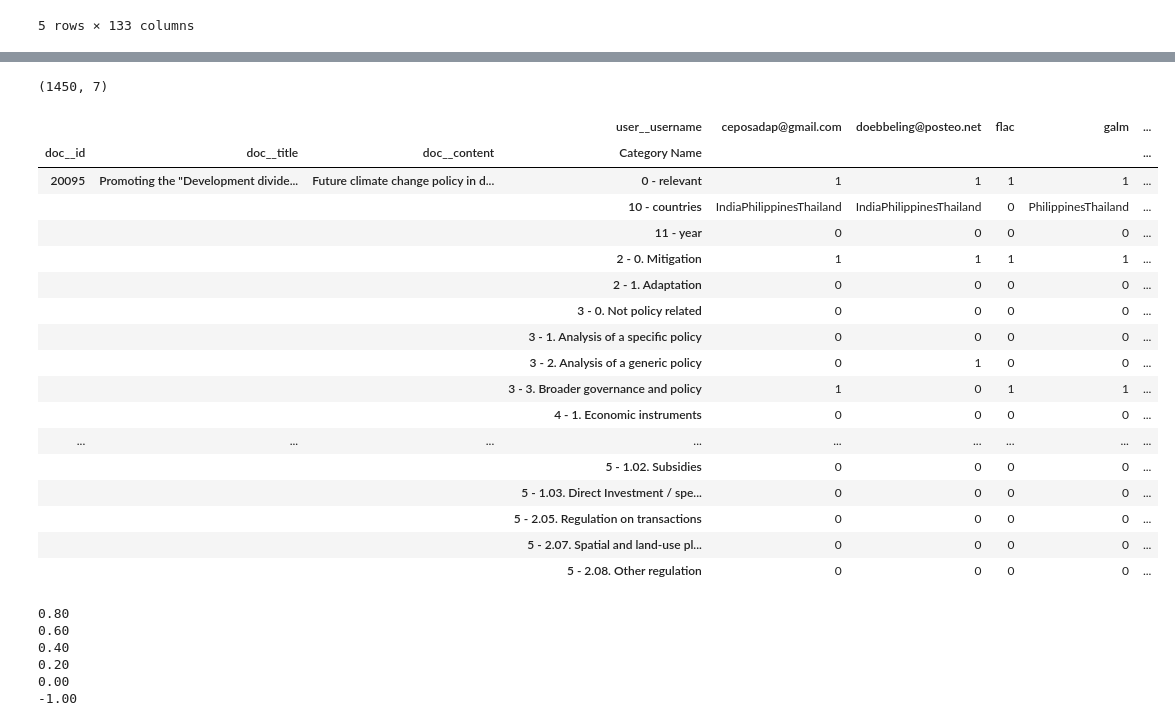
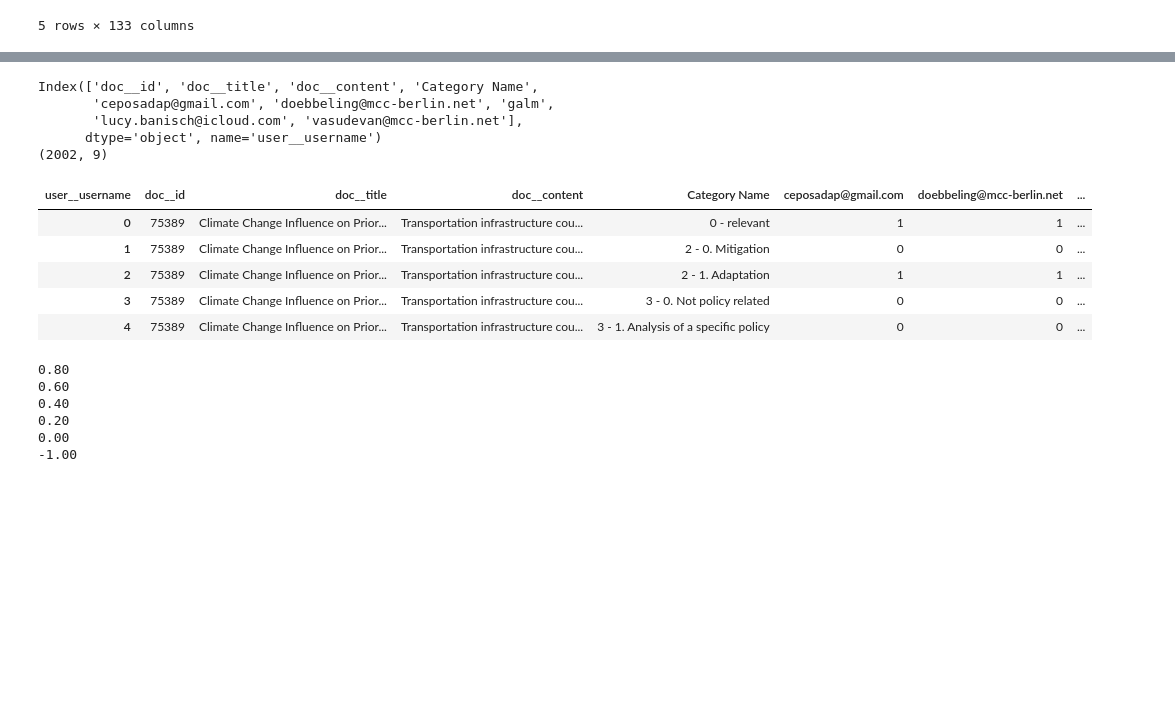
Before and after one commit to mcc-apsis/climate-policy-instruments, a Jupyter notebook: compare_ratings.ipynb, the cells around one changed output, grey strips where cells are left out. Cells and saved outputs as stored; diff of their text form; code cells hidden in the pictures; blank space fills up the shorter version.

```diff
--- a/compare_ratings.ipynb
+++ b/compare_ratings.ipynb
@@ -162,7 +162,7 @@ df.head()
 # %%
 django.db.connection.close()
 
-tag = Tag.objects.get(pk=6038)
+tag = Tag.objects.get(pk=6076)
 print(tag.title)
 
 dos = DocOwnership.objects.filter(tag=tag, relevant__gt=0)
@@ -190,7 +190,8 @@ df = pd.DataFrame.from_dict(
         'category__name',
         'category__level',
         'user__username',
-        'countries__name'
+        'countries__name',
+        'texts__name'
     )
 )
 df = df[
@@ -201,6 +202,7 @@ df['category__level'] = df['category__level'].astype(str)
 df['cat'] = df[['category__level','category__name','user__username']].apply(lambda x: ' - '.join(x), axis=1)
 df['val'] = 1
 df.loc[~pd.isna(df['countries__name']),'val'] = df.loc[~pd.isna(df['countries__name']),'countries__name']
+df.loc[~pd.isna(df['texts__name']),'val'] = df.loc[~pd.isna(df['texts__name']),'texts__name']
 
 df['Category Name'] = df[['category__level','category__name']].apply(lambda x: ' - '.join(x), axis=1)
 
@@ -240,9 +242,15 @@ dudf_wide = (merged_df[['doc__id','doc__title','doc__content','user__username','
             ).reset_index()
 
 dudf_wide[cats] = dudf_wide[cats].fillna(0)
-dudf_wide.head()
-dudf_wide.head(10)
-xdf = dudf_wide.melt(id_vars=['doc__id','doc__title','doc__content','user__username'])
-xdf.head(15)
-#xdf.value.values[0]
+
+policy_columns=[x for x in dudf_wide.columns if re.match("^3",x)]
+print(policy_columns)
+post_policy_columns=[x for x in dudf_wide.columns if re.match("^[4-9]",x) or re.match("^[0-9]{2}",x)]
+dudf_wide.loc[dudf_wide['3 - 0. Not policy related']==1,post_policy_columns] = np.NaN
+dudf_wide.loc[dudf_wide[policy_columns].sum(axis=1,min_count=1)==0,post_policy_columns] = np.NaN
+
+
+dudf_wide.loc[dudf_wide['3 - 0. Not policy related']==1]
+
+dudf_wide[dudf_wide['doc__id']==3280458]
 # %% [output]
@@ -265,32 +281,27 @@ xdf.head(15)
 # %%
 dudf_wide = (xdf[['doc__id','doc__title','doc__content','user__username','Category Name','value']]
-             .pivot_table(index=['doc__id','doc__title','doc__content','Category Name'],columns="user__username", values="value", aggfunc=np.sum)
+             .pivot_table(index=['doc__id','doc__title','doc__content','Category Name'],columns="user__username", values="value", aggfunc=lambda x: x.sum(min_count=1))
              #.fillna(0)
-            )
+            ).reset_index()
+
+print(dudf_wide.columns)
 
 print(dudf_wide.shape)
 
-dudf_wide.head(20)
+#dudf_wide[dudf_wide['doc__id']==3280458].head(20)
+dudf_wide.head()
 # %% [output]
-(1450, 7)
+Index(['doc__id', 'doc__title', 'doc__content', 'Category Name',
+       'ceposadap@gmail.com', 'doebbeling@mcc-berlin.net', 'galm',
+       'lucy.banisch@icloud.com', 'vasudevan@mcc-berlin.net'],
+      dtype='object', name='user__username')
+(2002, 9)
-|  |  |  | user__username | ceposadap@gmail.com | doebbeling@posteo.net | flac | galm | ... |
-| doc__id | doc__title | doc__content | Category Name |  |  |  |  | ... |
-| 20095 | Promoting the "Development divide... | Future climate change policy in d... | 0 - relevant | 1 | 1 | 1 | 1 | ... |
-|  |  |  | 10 - countries | IndiaPhilippinesThailand | IndiaPhilippinesThailand | 0 | PhilippinesThailand | ... |
-|  |  |  | 11 - year | 0 | 0 | 0 | 0 | ... |
-|  |  |  | 2 - 0. Mitigation | 1 | 1 | 1 | 1 | ... |
-|  |  |  | 2 - 1. Adaptation | 0 | 0 | 0 | 0 | ... |
-|  |  |  | 3 - 0. Not policy related | 0 | 0 | 0 | 0 | ... |
-|  |  |  | 3 - 1. Analysis of a specific policy | 0 | 0 | 0 | 0 | ... |
-|  |  |  | 3 - 2. Analysis of a generic policy | 0 | 1 | 0 | 0 | ... |
-|  |  |  | 3 - 3. Broader governance and policy | 1 | 0 | 1 | 1 | ... |
-|  |  |  | 4 - 1. Economic instruments | 0 | 0 | 0 | 0 | ... |
-| ... | ... | ... | ... | ... | ... | ... | ... | ... |
-|  |  |  | 5 - 1.02. Subsidies | 0 | 0 | 0 | 0 | ... |
-|  |  |  | 5 - 1.03. Direct Investment / spe... | 0 | 0 | 0 | 0 | ... |
-|  |  |  | 5 - 2.05. Regulation on transactions | 0 | 0 | 0 | 0 | ... |
-|  |  |  | 5 - 2.07. Spatial and land-use pl... | 0 | 0 | 0 | 0 | ... |
-|  |  |  | 5 - 2.08. Other regulation | 0 | 0 | 0 | 0 | ... |
+| user__username | doc__id | doc__title | doc__content | Category Name | ceposadap@gmail.com | doebbeling@mcc-berlin.net | ... |
+| 0 | 75389 | Climate Change Influence on Prior... | Transportation infrastructure cou... | 0 - relevant | 1 | 1 | ... |
+| 1 | 75389 | Climate Change Influence on Prior... | Transportation infrastructure cou... | 2 - 0. Mitigation | 0 | 0 | ... |
+| 2 | 75389 | Climate Change Influence on Prior... | Transportation infrastructure cou... | 2 - 1. Adaptation | 1 | 1 | ... |
+| 3 | 75389 | Climate Change Influence on Prior... | Transportation infrastructure cou... | 3 - 0. Not policy related | 0 | 0 | ... |
+| 4 | 75389 | Climate Change Influence on Prior... | Transportation infrastructure cou... | 3 - 1. Analysis of a specific policy | 0 | 0 | ... |
 # %%
 import pandas.io.formats.excel
 from nltk.metrics.agreement import AnnotationTask
```
Also changed, not shown: parts of 11 cells of this notebook, 3 other files.
